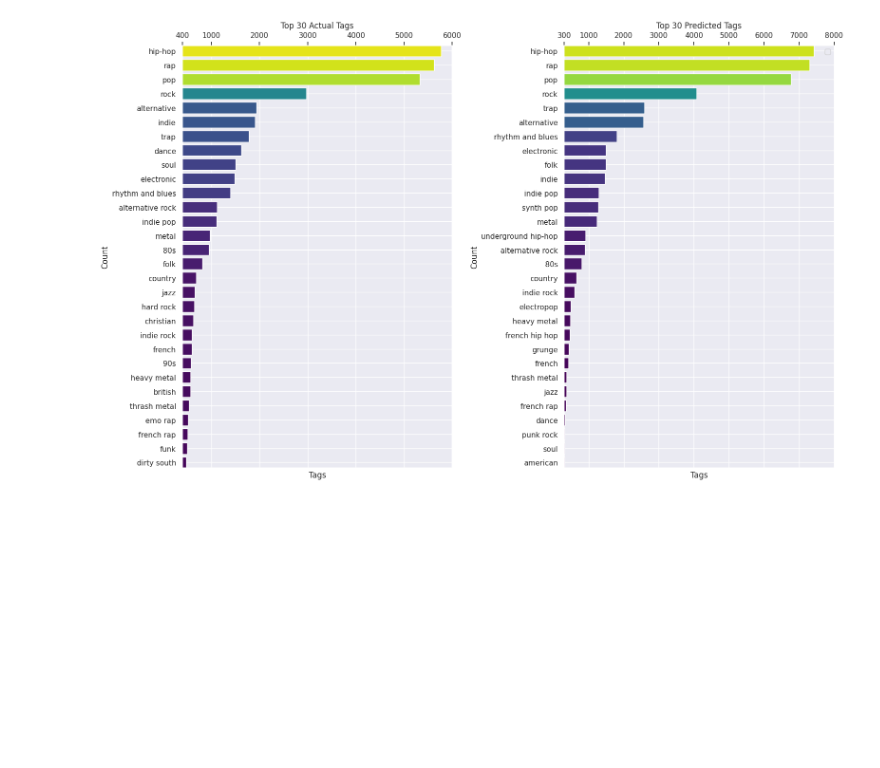
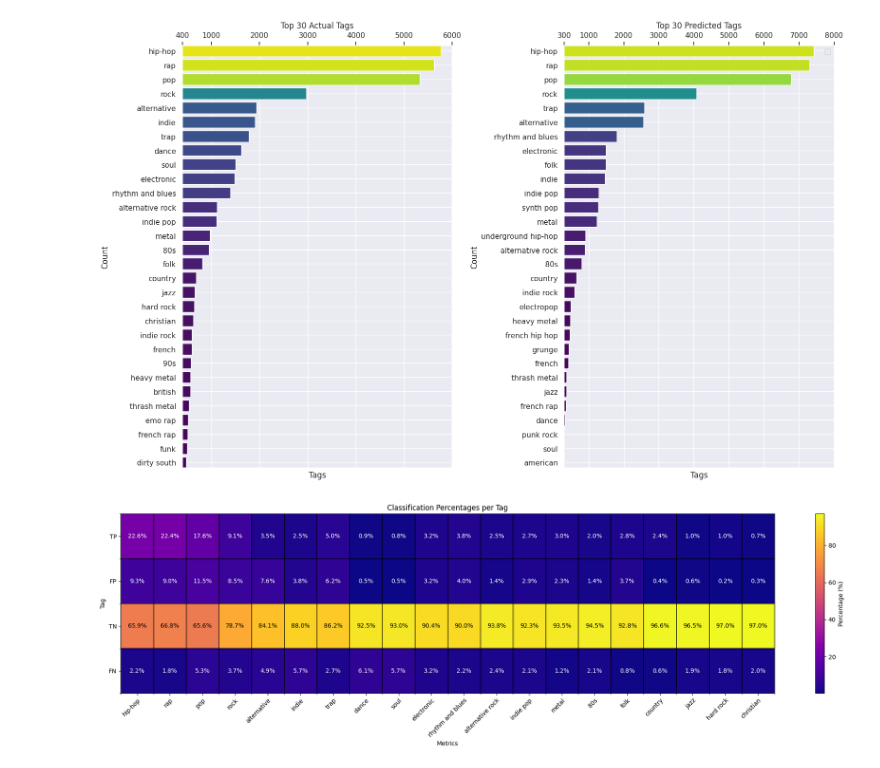
Before and after one commit to Aeolin/tag-me-up-last-fm, a Jupyter notebook: data_analysis.ipynb, the cells around one changed output. Cells and saved outputs as stored; diff of their text form; code cells hidden in the pictures; blank space fills up the shorter version.

Commit message:
- got confusion matrix working

```diff
--- a/data_analysis.ipynb
+++ b/data_analysis.ipynb
@@ -176,0 +229,50 @@ No artists with labels found to put in legend.  Note that artists whose label st
+# %%
+confusion = pd.read_json('confusion_matrix_per-tag.json', orient='index')
+tag_counts_actual = pd.read_csv('tag_counts_actual.csv', index_col='Tag')
+confusion.drop(columns=['FN_songs', 'FP_songs'], inplace=True)
+
+sns.reset_orig()
+
+top_n = 20
+to_show = [x for x, _ in tag_counts_actual.sort_values(by=['Count'], ascending=False).head(top_n).iterrows()]
+confusion_transposed = confusion.loc[to_show].T
+confusion_percentage = confusion_transposed.div(confusion_transposed.sum()).mul(100)
+confusion_percentage_tags = confusion_percentage.applymap(lambda x: f"{x:.1f}%")
+
+df_percent = confusion_percentage
+data_array = df_percent.values
+
+# Plotting with plt.imshow
+fig, ax = plt.subplots(figsize=(20, 6))
+cax = ax.imshow(data_array, cmap="plasma", aspect="auto")
+
+# Adding color bar
+fig.colorbar(cax, label='Percentage (%)')
+
+# Setting labels for columns and rows
+ax.set_xticks(np.arange(len(df_percent.columns)))
+ax.set_yticks(np.arange(len(df_percent.index)))
+ax.set_xticklabels(df_percent.columns)
+ax.set_yticklabels(df_percent.index)
+
+ax.set_xticks(np.arange(data_array.shape[1]+1)-.5, minor=True)
+ax.set_yticks(np.arange(data_array.shape[0]+1)-.5, minor=True)
+ax.grid(which="minor", color="black", linestyle='-', linewidth=1)
+
+# Rotate the tick labels for better readability
+plt.setp(ax.get_xticklabels(), rotation=45, ha="right", rotation_mode="anchor")
+threshold = data_array.max() / 2  # Typically mid point is used, adjust as needed
+
+# Adding text annotations
+for i in range(len(df_percent.index)):
+    for j in range(len(df_percent.columns)):
+        color = 'white' if data_array[i, j] < threshold else 'black'
+        text = ax.text(j, i, f"{data_array[i, j]:.1f}%", ha="center", va="center", color=color)
+
+ax.set_title("Classification Percentages per Tag")
+plt.xlabel("Metrics")
+plt.ylabel("Tag")
+plt.tight_layout()
+plt.show()
+# %% [output]
+[figure, added]
```
Also changed, not shown: parts of 1 cell of this notebook, 2 other files.
